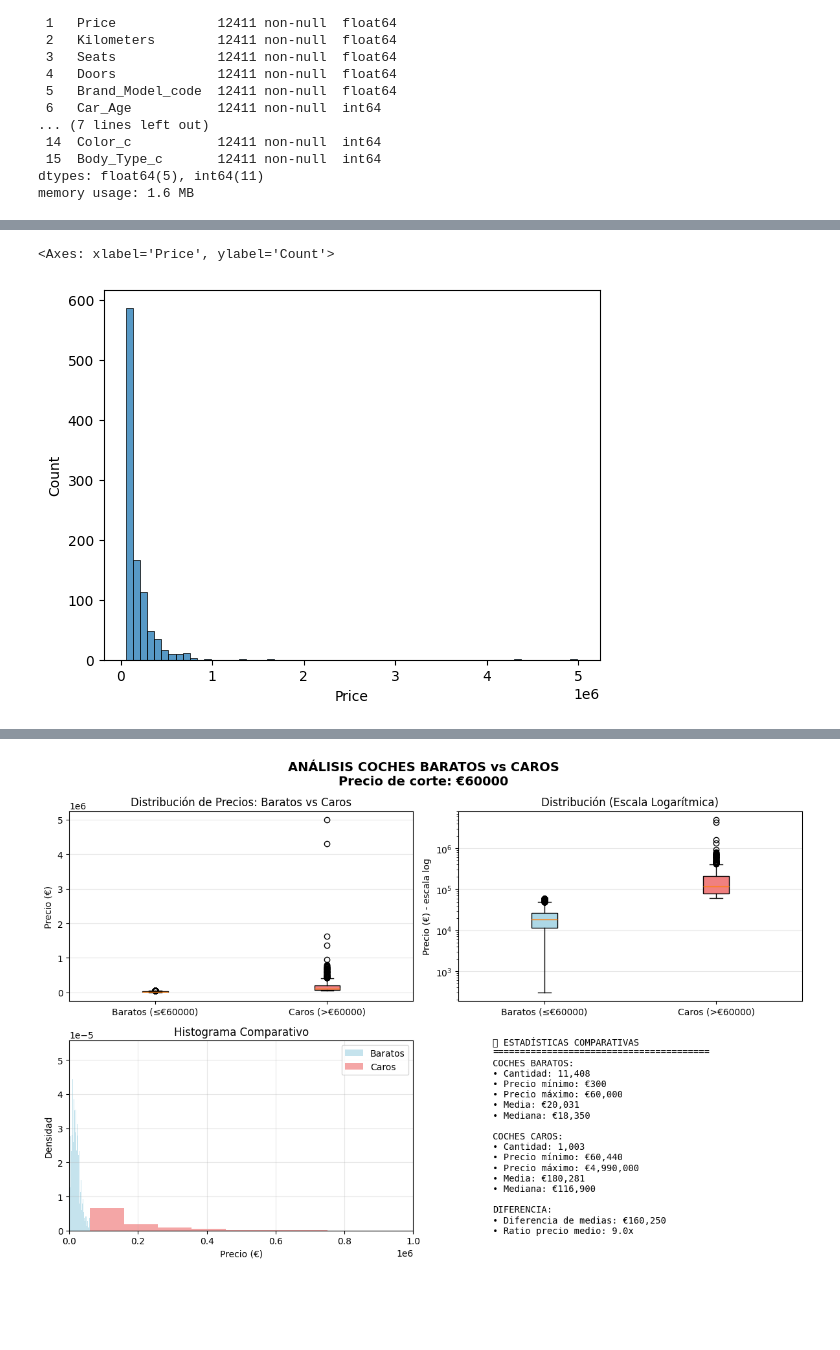
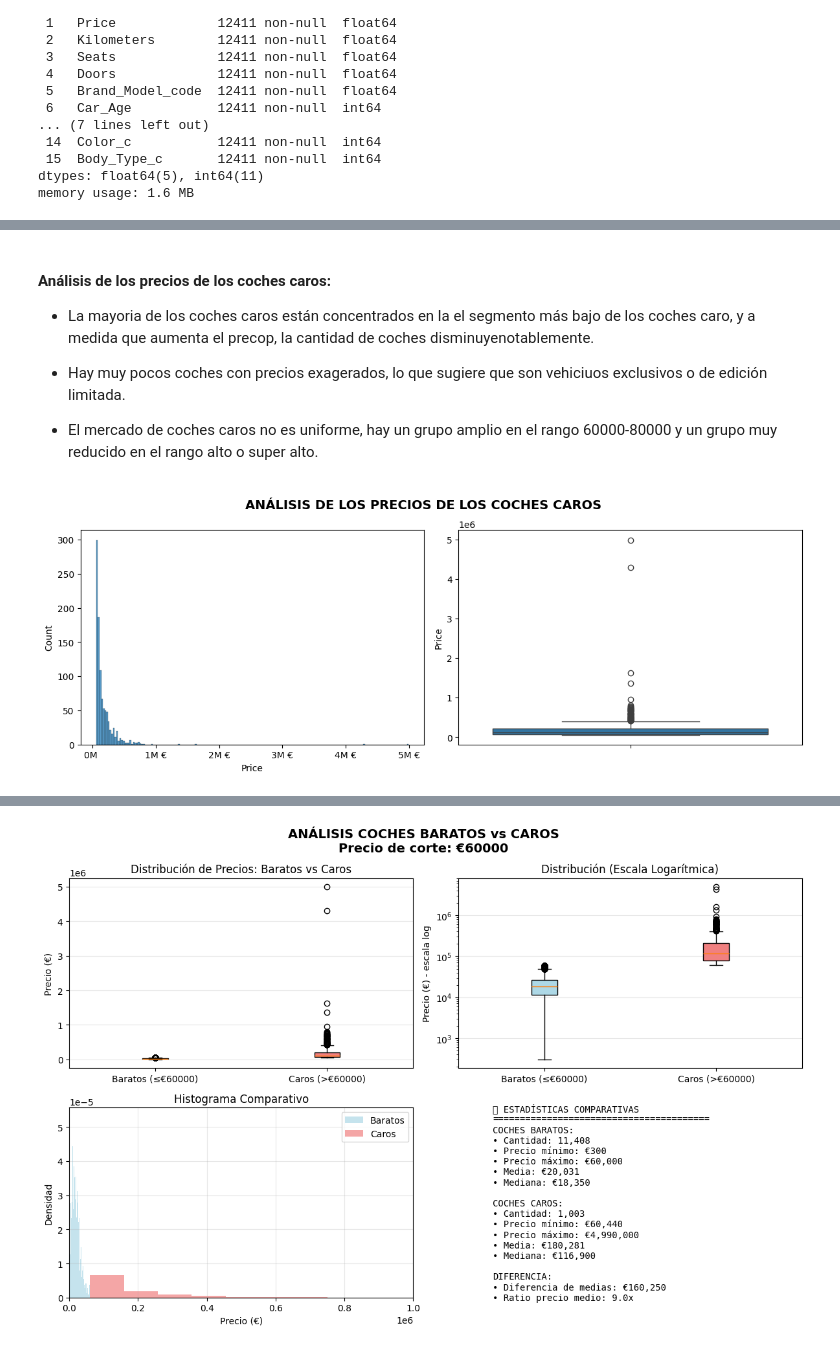
Before and after one commit to Balirina/ML_Project, a Jupyter notebook: notebooks/02_LimpiezaEDA.ipynb, the cells around one changed output, grey strips where cells are left out. Cells and saved outputs as stored; diff of their text form; code cells hidden in the pictures; blank space fills up the shorter version.

```diff
--- a/notebooks/02_LimpiezaEDA.ipynb
+++ b/notebooks/02_LimpiezaEDA.ipynb
@@ -271,8 +277,6 @@ Data columns (total 16 columns):
  15  Body_Type_c       12411 non-null  int64
 dtypes: float64(5), int64(11)
 memory usage: 1.6 MB
-# %%
-df = df.dropna()
 # %%
 df.describe()
 # %% [output]
@@ -313,5 +346,23 @@ sns.boxplot(df_coches_baratos['Price'])
+# %% [markdown]
+#### Análisis de los precios de los coches caros:
+- La mayoria de los coches caros están concentrados en la el segmento más bajo de los coches caro, y a medida que aumenta el precop, la cantidad de coches disminuyenotablemente.
+
+- Hay muy pocos coches con precios exagerados, lo que sugiere que son vehiciuos exclusivos o de edición limitada.
+
+- El mercado de coches caros no es uniforme, hay un grupo amplio en el rango 60000-80000 y un grupo muy reducido en el rango alto o super alto.
 # %%
+plt.figure(figsize=(12, 8))
+
+plt.subplot(2, 2, 1)
 sns.histplot( df_coches_caros['Price'])
+plt.xticks(ticks = [0, 1000000, 2000000, 3000000, 4000000, 5000000], labels = ['0M ', '1M €', '2M €', '3M €', '4M €', '5M €'])
+
+
+plt.subplot(2, 2, 2)
+sns.boxplot(df_coches_caros['Price'])
+
+plt.suptitle(f'ANÁLISIS DE LOS PRECIOS DE LOS COCHES CAROS', fontsize=14, fontweight='bold')
+plt.tight_layout()
+plt.show()
 # %% [output]
-<Axes: xlabel='Price', ylabel='Count'>
-[figure, old version]
+[figure, new version]
```
Also changed, not shown: parts of 15 cells of this notebook, 45 other files.
